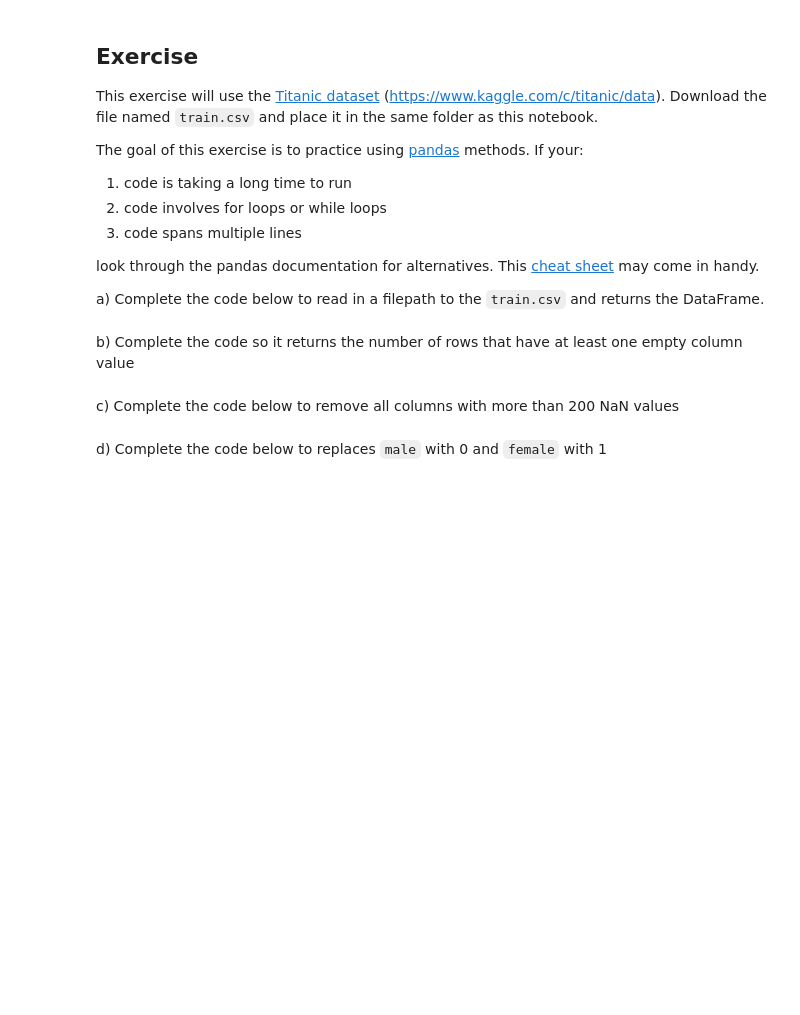
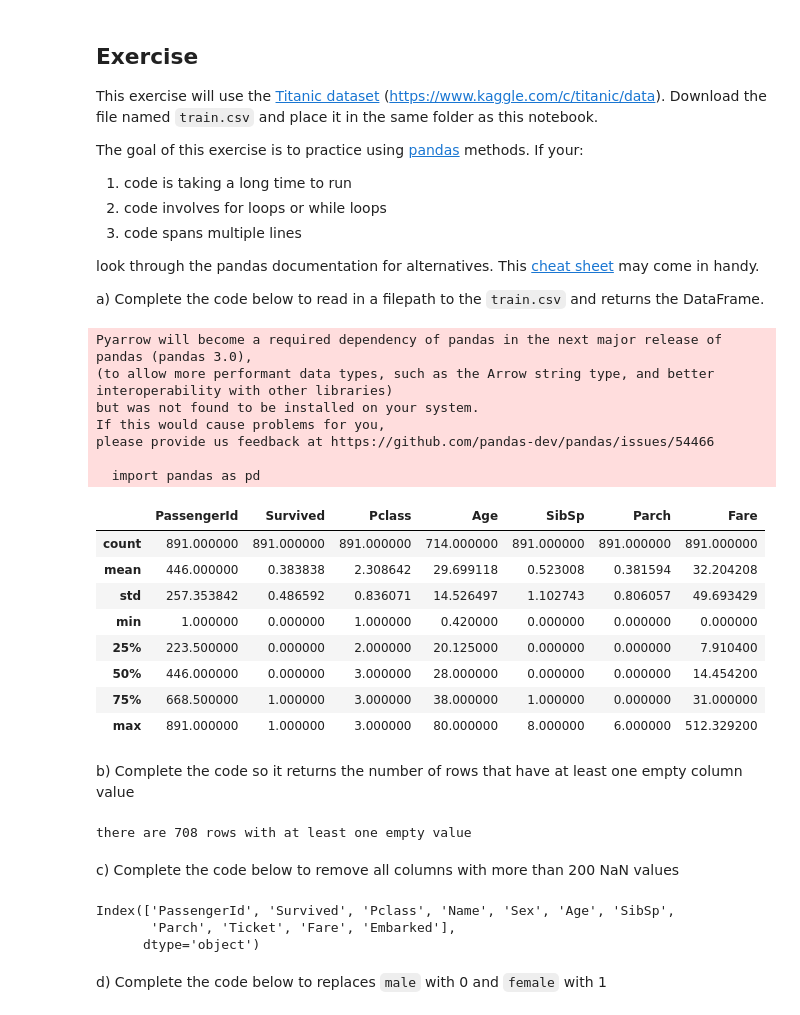
Before and after one commit to clarkaid/Data-Science-Fundamentals, a Jupyter notebook: lecture_02/worksheet_02.ipynb, the cells around one changed output. Saved outputs shown, nothing was run; the diff lists cells and outputs as text; code cells hidden in the pictures; blank space fills up the shorter version.

Commit message:
Answered most of the Pandas questions

```diff
--- a/lecture_02/worksheet_02.ipynb
+++ b/lecture_02/worksheet_02.ipynb
@@ -108,11 +108,30 @@ a) Complete the code below to read in a filepath to the `train.csv` and returns
 # %%
 import pandas as pd
 
-df = # your code here
+df = pd.read_csv("train.csv")
 df.describe()
+# %% [output]
+Pyarrow will become a required dependency of pandas in the next major release of pandas (pandas 3.0),
+(to allow more performant data types, such as the Arrow string type, and better interoperability with other libraries)
+but was not found to be installed on your system.
+If this would cause problems for you,
+please provide us feedback at https://github.com/pandas-dev/pandas/issues/54466
+
+  import pandas as pd
+|  | PassengerId | Survived | Pclass | Age | SibSp | Parch | Fare |
+| count | 891.000000 | 891.000000 | 891.000000 | 714.000000 | 891.000000 | 891.000000 | 891.000000 |
+| mean | 446.000000 | 0.383838 | 2.308642 | 29.699118 | 0.523008 | 0.381594 | 32.204208 |
+| std | 257.353842 | 0.486592 | 0.836071 | 14.526497 | 1.102743 | 0.806057 | 49.693429 |
+| min | 1.000000 | 0.000000 | 1.000000 | 0.420000 | 0.000000 | 0.000000 | 0.000000 |
+| 25% | 223.500000 | 0.000000 | 2.000000 | 20.125000 | 0.000000 | 0.000000 | 7.910400 |
+| 50% | 446.000000 | 0.000000 | 3.000000 | 28.000000 | 0.000000 | 0.000000 | 14.454200 |
+| 75% | 668.500000 | 1.000000 | 3.000000 | 38.000000 | 1.000000 | 0.000000 | 31.000000 |
+| max | 891.000000 | 1.000000 | 3.000000 | 80.000000 | 8.000000 | 6.000000 | 512.329200 |
 # %% [markdown]
 b) Complete the code so it returns the number of rows that have at least one empty column value
 # %%
-print("there are " +  str(...) + " rows with at least one empty value")
+print("there are " +  str(df[(df.isnull().sum(axis=1)) != 0].shape[0]) + " rows with at least one empty value")
+# %% [output]
+there are 708 rows with at least one empty value
 # %% [markdown]
 c) Complete the code below to remove all columns with more than 200 NaN values
@@ -122,3 +138,10 @@ df.columns
+# %%
+df = df.dropna(axis = 1, thresh = (df.shape[0] - 200))
+df.columns
+# %% [output]
+Index(['PassengerId', 'Survived', 'Pclass', 'Name', 'Sex', 'Age', 'SibSp',
+       'Parch', 'Ticket', 'Fare', 'Embarked'],
+      dtype='object')
 # %% [markdown]
 d) Complete the code below to replaces `male` with 0 and `female` with 1
 # %%
```
Also changed, not shown: parts of 6 cells of this notebook.
